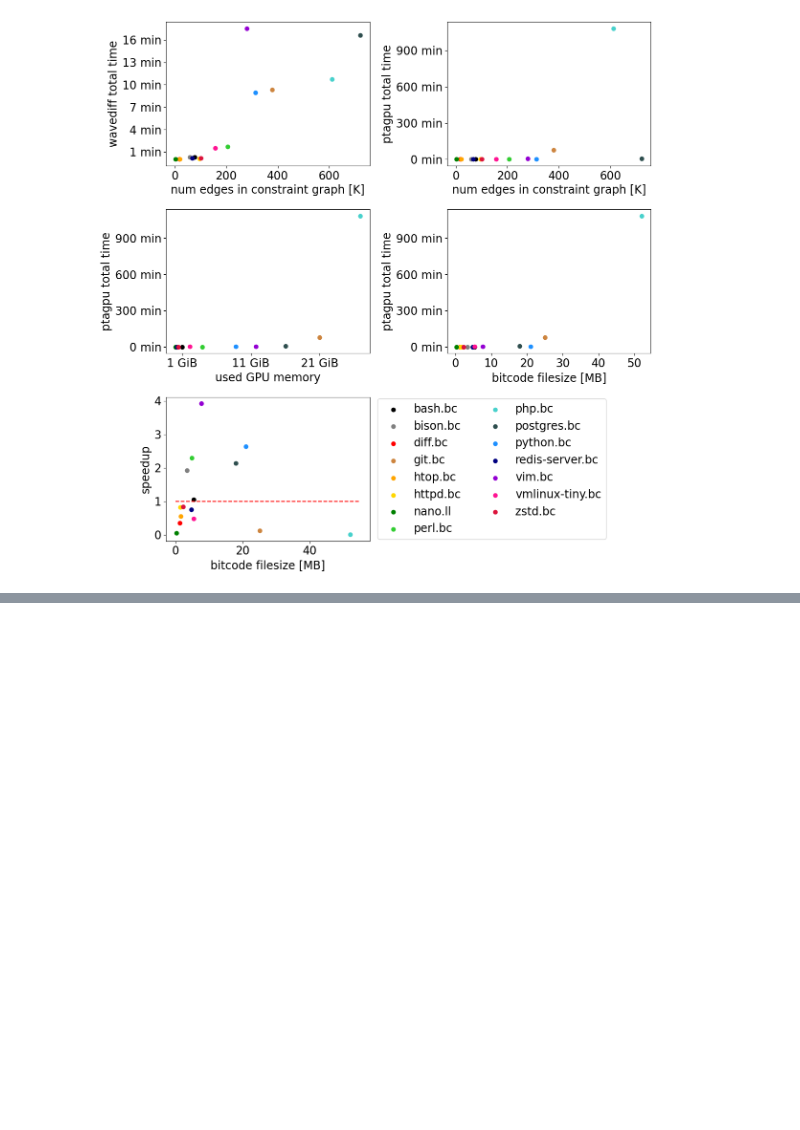
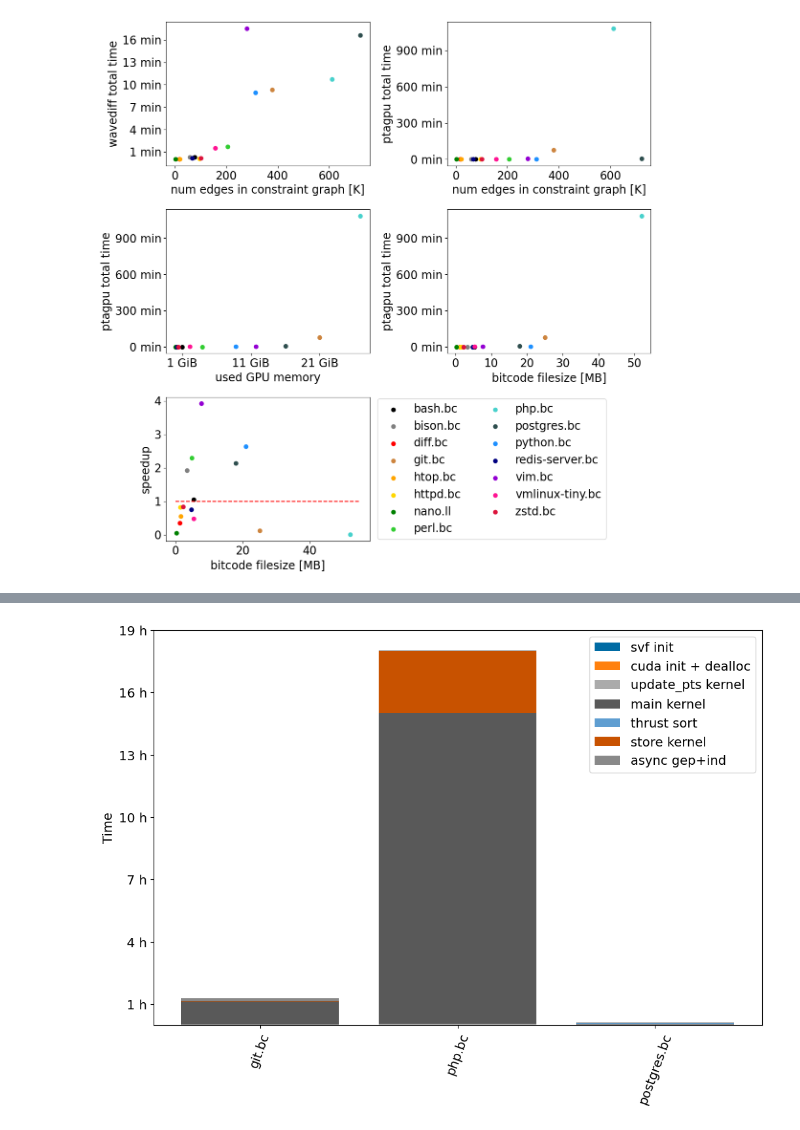
Before and after one commit to lukasboettcher/msc-paper, a Jupyter notebook: data/data_viz.ipynb, the cells around one changed output, grey strips where cells are left out. Drawn from its saved outputs; the diff is of its cells as text; code cells hidden in the pictures; blank space fills up the shorter version.

```diff
--- a/data/data_viz.ipynb
+++ b/data/data_viz.ipynb
@@ -368,0 +366,22 @@ Text(0, 0.5, 'Speedup')
+# %%
+# problem graph
+plt.rc('font', size=14)
+plt.style.use('tableau-colorblind10')
+cumval=0
+fig = plt.figure(figsize=(12,8))
+plt.gcf().set_dpi(100)
+# df_s = df.sort_values(by = 'a100 ptagpu total')
+df_s = df.iloc[[3, 8, 9]]
+for col in df_s[df_s.columns[2:9]]:
+    plt.bar(df_s.index, df_s[col], bottom=cumval, label=col)
+    cumval = cumval+df_s[col]
+
+_ = plt.xticks(rotation=70)
+_ = plt.legend(fontsize=14)
+_ = plt.ylabel('Time')
+# _ = plt.yticks([120000, 240000, 360000], ["2min", "4min", "6min"])
+
+# _ = plt.yticks([3600000*i for i in range(0, 20, 3)], [f"{i}h" for i in range(0, 20, 3)])
+_ = plt.yticks([3600000*i for i in range(1, 20, 3)], [f"{i} h" for i in range(1, 20, 3)])
+# %% [output]
+[figure, added]
```
Also changed, not shown: parts of 5 cells of this notebook.
